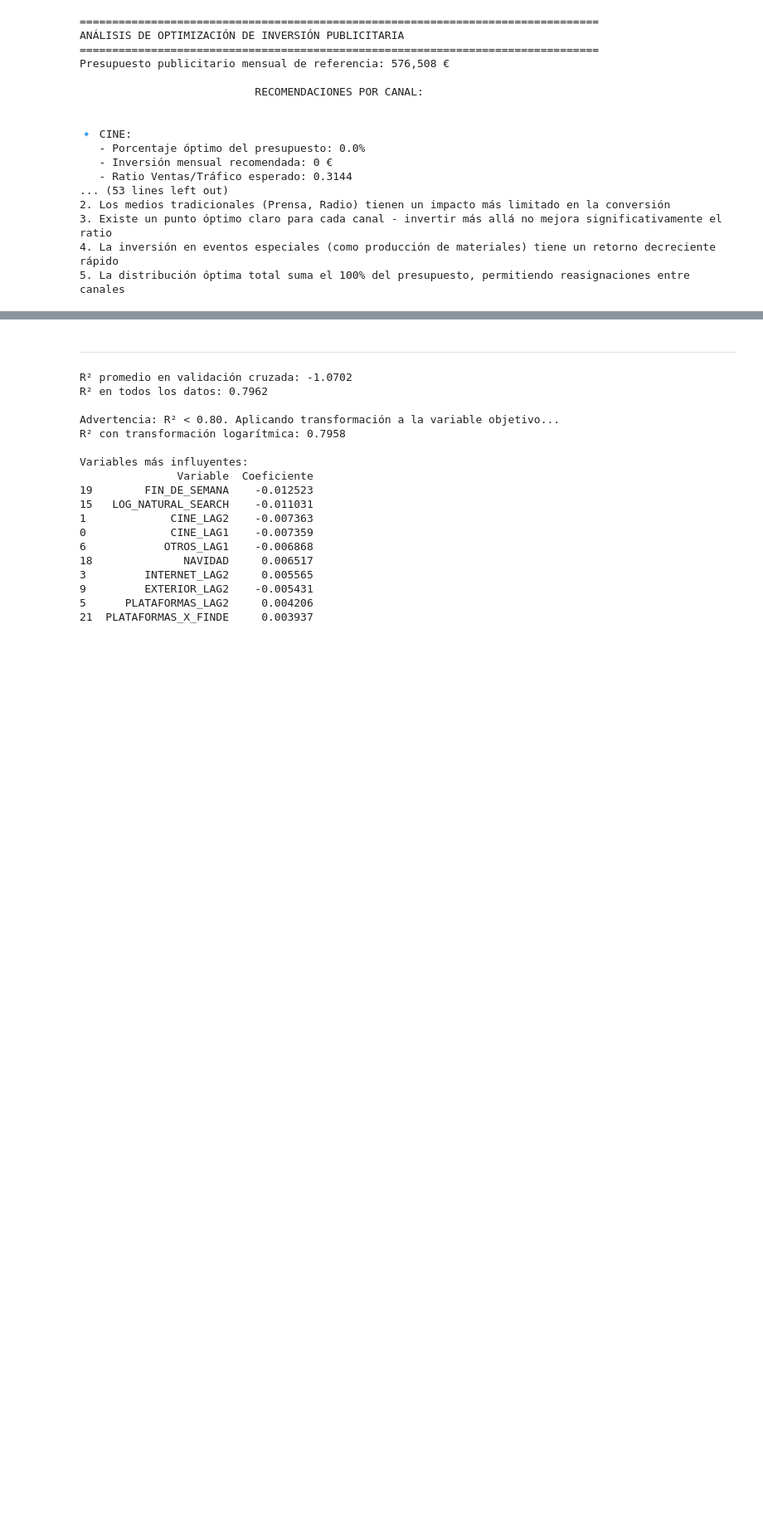
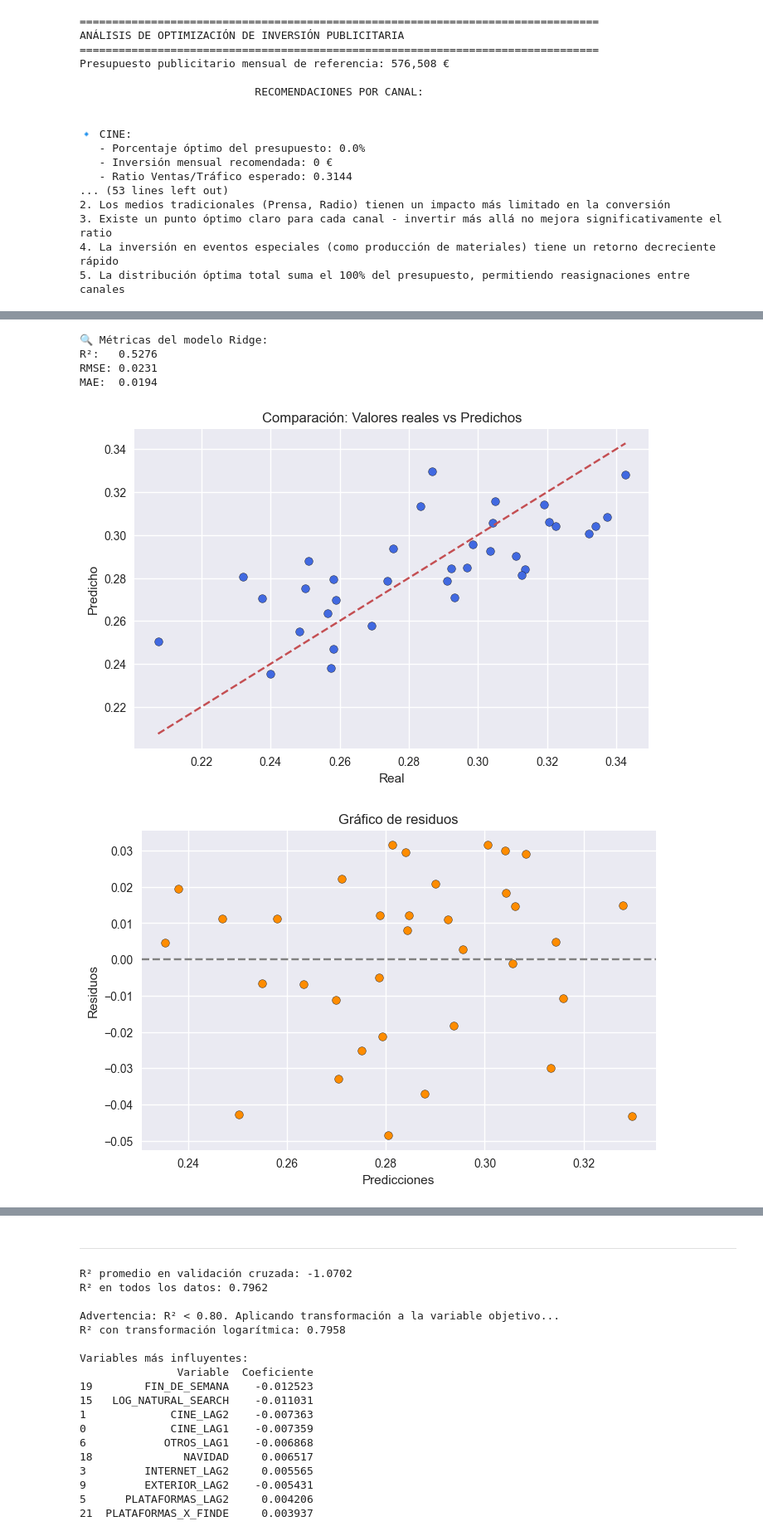
Before and after one commit to alejandromtnz/MMM, a Jupyter notebook: optimizacion.ipynb, the cells around one changed output, grey strips where cells are left out. Shown at 83% size. Cells and saved outputs as stored; diff of their text form; code cells hidden in the pictures; blank space fills up the shorter version.

```diff
--- a/optimizacion.ipynb
+++ b/optimizacion.ipynb
@@ -397,0 +578,45 @@ plt.show()
+# %%
+from sklearn.metrics import mean_squared_error, mean_absolute_error, r2_score
+import matplotlib.pyplot as plt
+import numpy as np
+
+# Predicción
+y_pred = model_ridge.predict(X_scaled)
+
+# Métricas
+r2 = r2_score(y, y_pred)
+rmse = np.sqrt(mean_squared_error(y, y_pred))
+mae = mean_absolute_error(y, y_pred)
+
+print(f"🔍 Métricas del modelo Ridge:")
+print(f"R²:   {r2:.4f}")
+print(f"RMSE: {rmse:.4f}")
+print(f"MAE:  {mae:.4f}")
+
+# Comparación real vs predicho
+plt.figure(figsize=(8,5))
+plt.scatter(y, y_pred, color='royalblue', edgecolor='k')
+plt.plot([y.min(), y.max()], [y.min(), y.max()], 'r--')
+plt.xlabel("Real")
+plt.ylabel("Predicho")
+plt.title("Comparación: Valores reales vs Predichos")
+plt.grid(True)
+plt.show()
+
+# Gráfico de residuos
+residuos = y - y_pred
+plt.figure(figsize=(8,5))
+plt.scatter(y_pred, residuos, color='darkorange', edgecolor='k')
+plt.axhline(0, linestyle='--', color='gray')
+plt.xlabel("Predicciones")
+plt.ylabel("Residuos")
+plt.title("Gráfico de residuos")
+plt.grid(True)
+plt.show()
+# %% [output]
+🔍 Métricas del modelo Ridge:
+R²:   0.5276
+RMSE: 0.0231
+MAE:  0.0194
+[figure, added]
+[figure, added]
```
Also changed, not shown: parts of 27 cells of this notebook, 1 other file.
